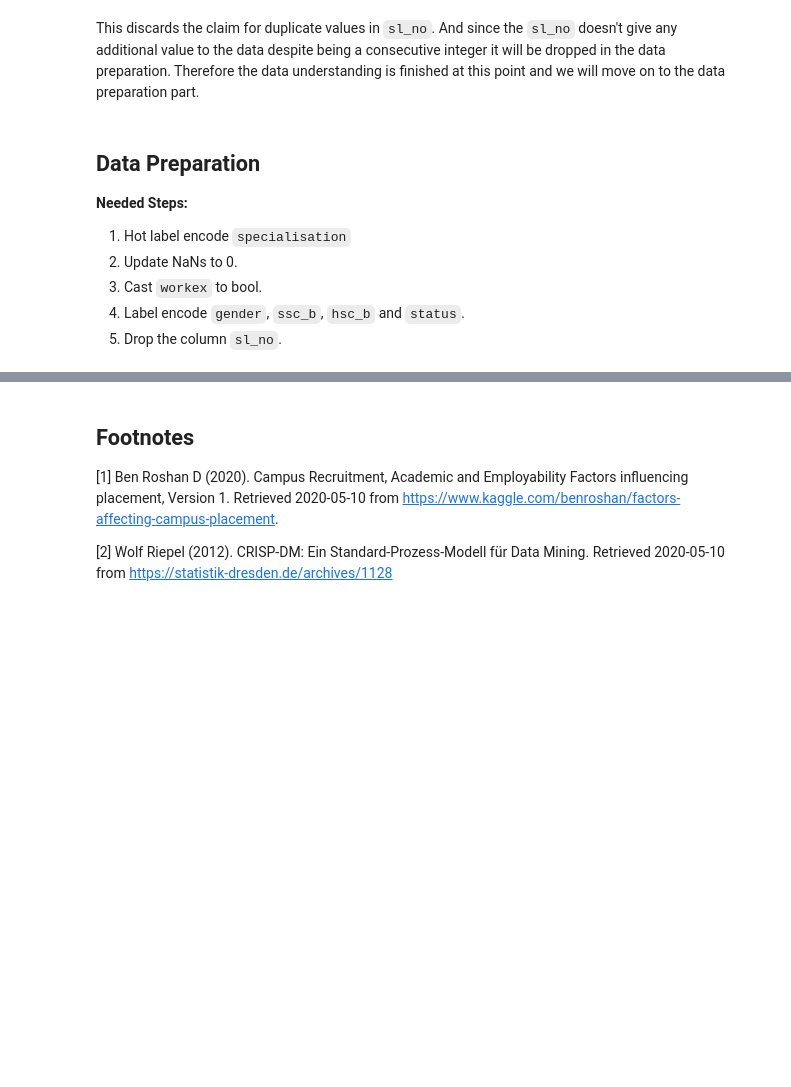
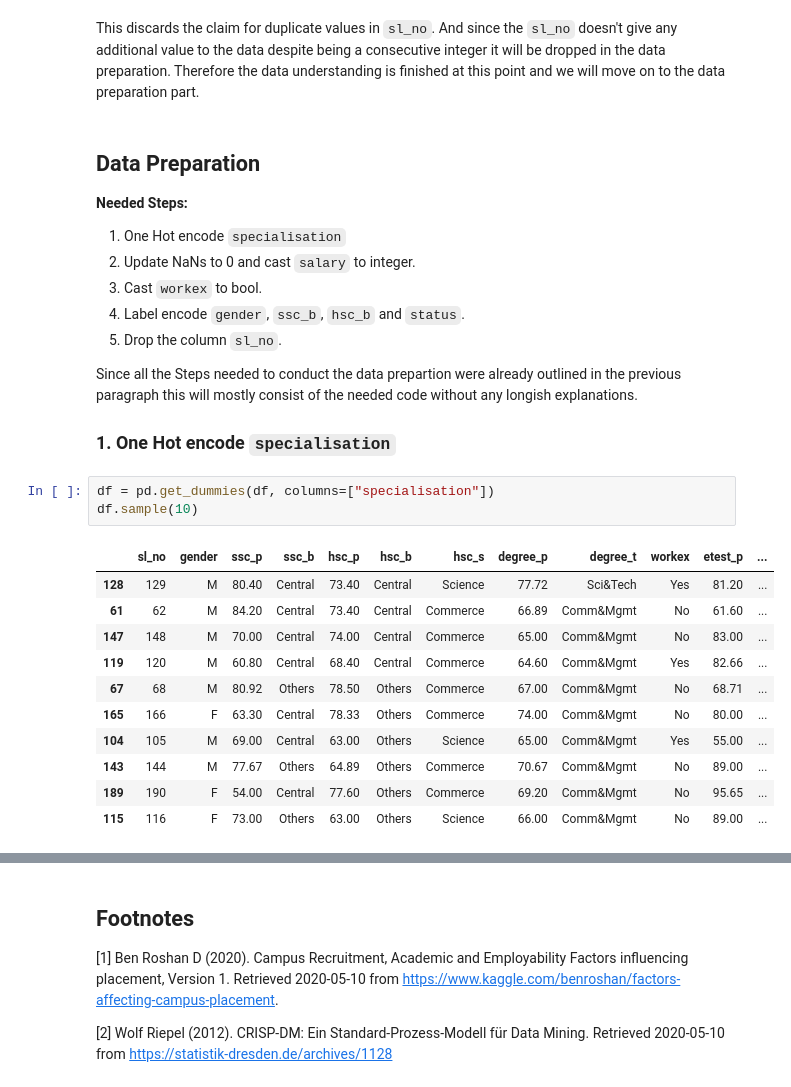
Before and after one commit to tinomerl/campus-recruitment-svm, a Jupyter notebook: campus-recruitment-svm.ipynb, the cells around one changed output, grey strips where cells are left out. Saved outputs shown, nothing was run; the diff lists cells and outputs as text; blank space fills up the shorter version.

Commit message:
finished data preparation

```diff
--- a/campus-recruitment-svm.ipynb
+++ b/campus-recruitment-svm.ipynb
@@ -250,8 +254,27 @@ Therefore the data understanding is finished at this point and we will move on t
 
 __Needed Steps:__
 
-1. Hot label encode `specialisation`
-2. Update NaNs to 0.
+1. One Hot encode `specialisation`
+2. Update NaNs to 0 and cast `salary` to integer.
 3. Cast `workex` to bool.
 4. Label encode `gender`, `ssc_b`, `hsc_b` and `status`.
 5. Drop the column `sl_no`.
+
+Since all the Steps needed to conduct the data prepartion were already outlined in the previous paragraph this will mostly consist of the needed code without any longish explanations.
+
+### 1. One Hot encode `specialisation`
+# %%
+df = pd.get_dummies(df, columns=["specialisation"])
+df.sample(10)
+# %% [output]
+|  | sl_no | gender | ssc_p | ssc_b | hsc_p | hsc_b | hsc_s | degree_p | degree_t | workex | etest_p | ... |
+| 128 | 129 | M | 80.40 | Central | 73.40 | Central | Science | 77.72 | Sci&Tech | Yes | 81.20 | ... |
+| 61 | 62 | M | 84.20 | Central | 73.40 | Central | Commerce | 66.89 | Comm&Mgmt | No | 61.60 | ... |
+| 147 | 148 | M | 70.00 | Central | 74.00 | Central | Commerce | 65.00 | Comm&Mgmt | No | 83.00 | ... |
+| 119 | 120 | M | 60.80 | Central | 68.40 | Central | Commerce | 64.60 | Comm&Mgmt | Yes | 82.66 | ... |
+| 67 | 68 | M | 80.92 | Others | 78.50 | Others | Commerce | 67.00 | Comm&Mgmt | No | 68.71 | ... |
+| 165 | 166 | F | 63.30 | Central | 78.33 | Others | Commerce | 74.00 | Comm&Mgmt | No | 80.00 | ... |
+| 104 | 105 | M | 69.00 | Central | 63.00 | Others | Science | 65.00 | Comm&Mgmt | Yes | 55.00 | ... |
+| 143 | 144 | M | 77.67 | Others | 64.89 | Others | Commerce | 70.67 | Comm&Mgmt | No | 89.00 | ... |
+| 189 | 190 | F | 54.00 | Central | 77.60 | Others | Commerce | 69.20 | Comm&Mgmt | No | 95.65 | ... |
+| 115 | 116 | F | 73.00 | Others | 63.00 | Others | Science | 66.00 | Comm&Mgmt | No | 89.00 | ... |
```
Also changed, not shown: parts of 19 cells of this notebook.
